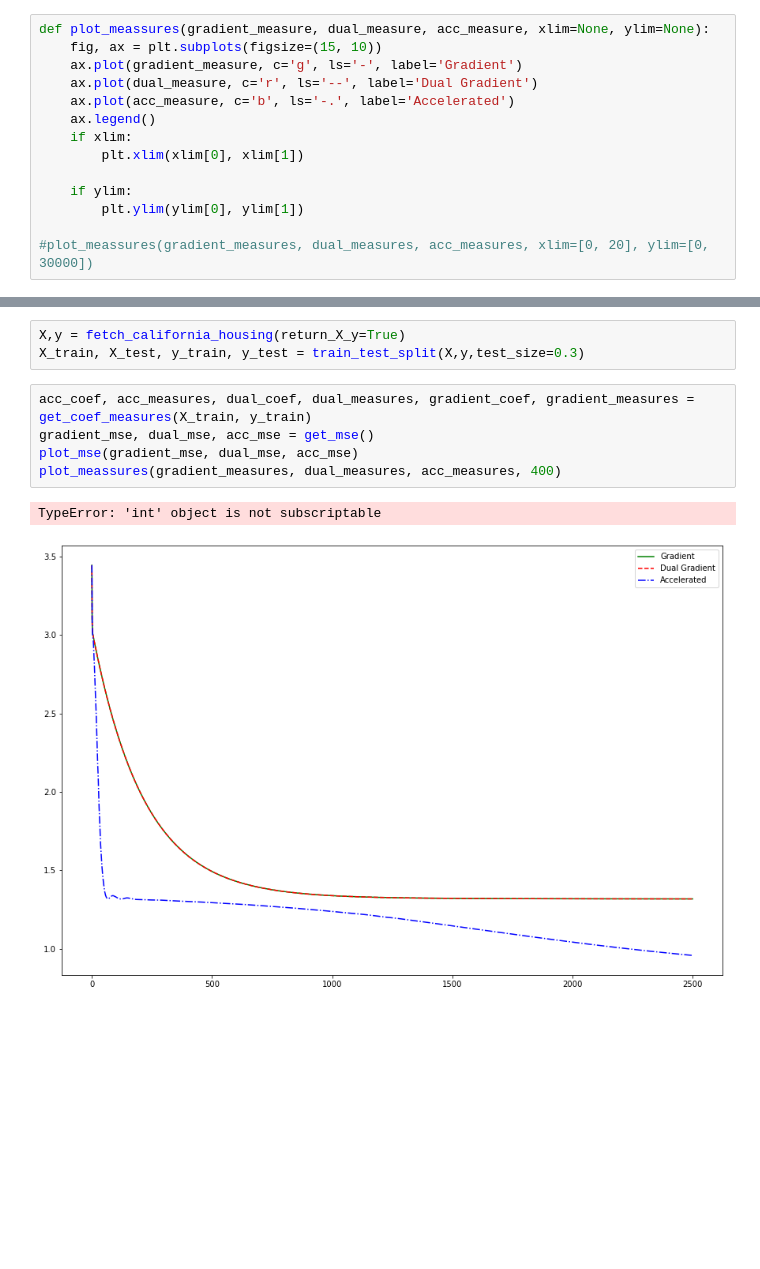
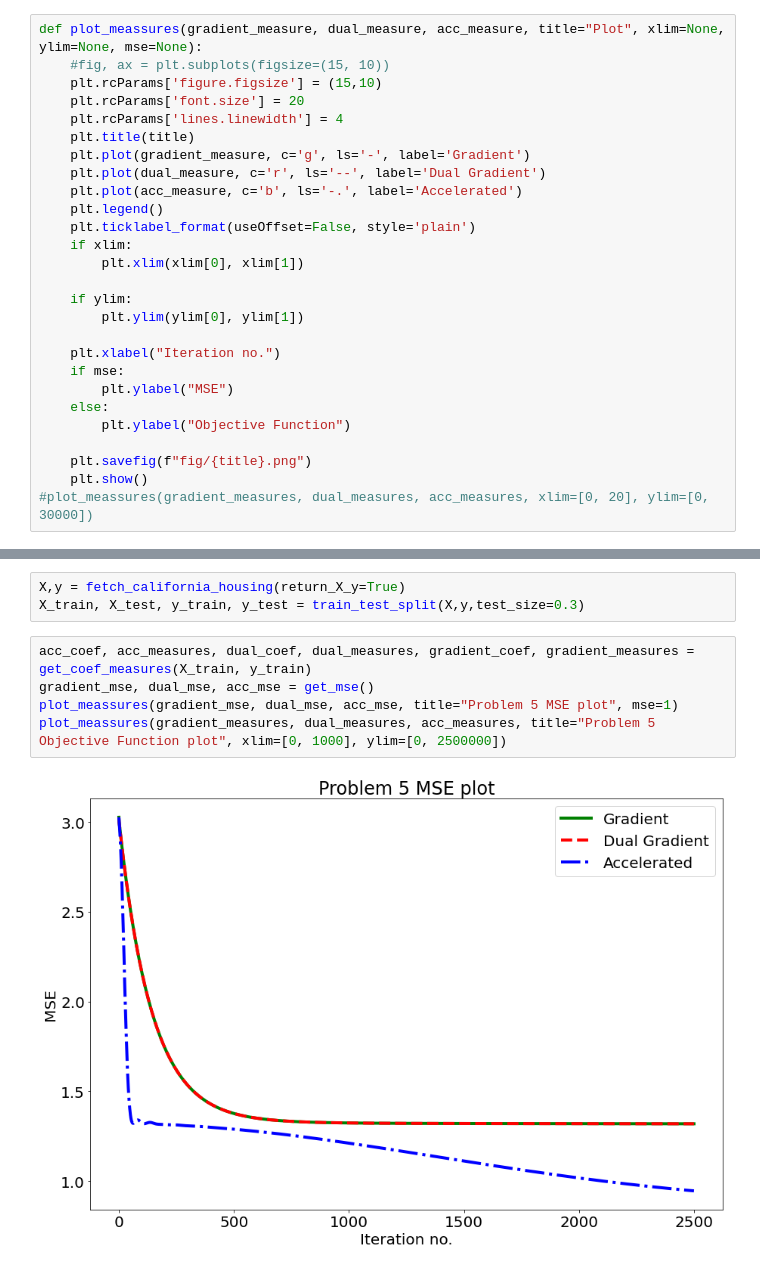
Before and after one commit to hryniewskis/Nesterov-accelerated-method, a Jupyter notebook: Plots.ipynb, the cells around one changed output, grey strips where cells are left out. Drawn from its saved outputs; the diff is of its cells as text; blank space fills up the shorter version.

Commit message:
Update plots

```diff
--- a/Plots.ipynb
+++ b/Plots.ipynb
@@ -77,16 +77,29 @@ def plot_mse(gradient_mse, dual_mse, acc_mse, xlim=None, ylim=None):
 
 #plot_mse(gradient_mse, dual_mse, acc_mse, xlim=[0, 10], ylim=[0, 4000])
 # %%
-def plot_meassures(gradient_measure, dual_measure, acc_measure, xlim=None, ylim=None):
-    fig, ax = plt.subplots(figsize=(15, 10))
-    ax.plot(gradient_measure, c='g', ls='-', label='Gradient')
-    ax.plot(dual_measure, c='r', ls='--', label='Dual Gradient')
-    ax.plot(acc_measure, c='b', ls='-.', label='Accelerated')
-    ax.legend()
+def plot_meassures(gradient_measure, dual_measure, acc_measure, title="Plot", xlim=None, ylim=None, mse=None):
+    #fig, ax = plt.subplots(figsize=(15, 10))
+    plt.rcParams['figure.figsize'] = (15,10)
+    plt.rcParams['font.size'] = 20
+    plt.rcParams['lines.linewidth'] = 4
+    plt.title(title)
+    plt.plot(gradient_measure, c='g', ls='-', label='Gradient')
+    plt.plot(dual_measure, c='r', ls='--', label='Dual Gradient')
+    plt.plot(acc_measure, c='b', ls='-.', label='Accelerated')
+    plt.legend()
+    plt.ticklabel_format(useOffset=False, style='plain')
     if xlim:
         plt.xlim(xlim[0], xlim[1])
 
     if ylim:
         plt.ylim(ylim[0], ylim[1])
 
+    plt.xlabel("Iteration no.")
+    if mse:
+        plt.ylabel("MSE")
+    else:
+        plt.ylabel("Objective Function")
+
+    plt.savefig(f"fig/{title}.png")
+    plt.show()
 #plot_meassures(gradient_measures, dual_measures, acc_measures, xlim=[0, 20], ylim=[0, 30000])
@@ -252,8 +250,7 @@ X_train, X_test, y_train, y_test = train_test_split(X,y,test_size=0.3)
 # %%
 acc_coef, acc_measures, dual_coef, dual_measures, gradient_coef, gradient_measures = get_coef_measures(X_train, y_train)
 gradient_mse, dual_mse, acc_mse = get_mse()
-plot_mse(gradient_mse, dual_mse, acc_mse)
-plot_meassures(gradient_measures, dual_measures, acc_measures, 400)
+plot_meassures(gradient_mse, dual_mse, acc_mse, title="Problem 5 MSE plot", mse=1)
+plot_meassures(gradient_measures, dual_measures, acc_measures, title="Problem 5 Objective Function plot", xlim=[0, 1000], ylim=[0, 2500000])
 # %% [output]
-TypeError: 'int' object is not subscriptable
-[figure, old version]
+[figure, new version]
```
Also changed, not shown: parts of 13 cells of this notebook.
